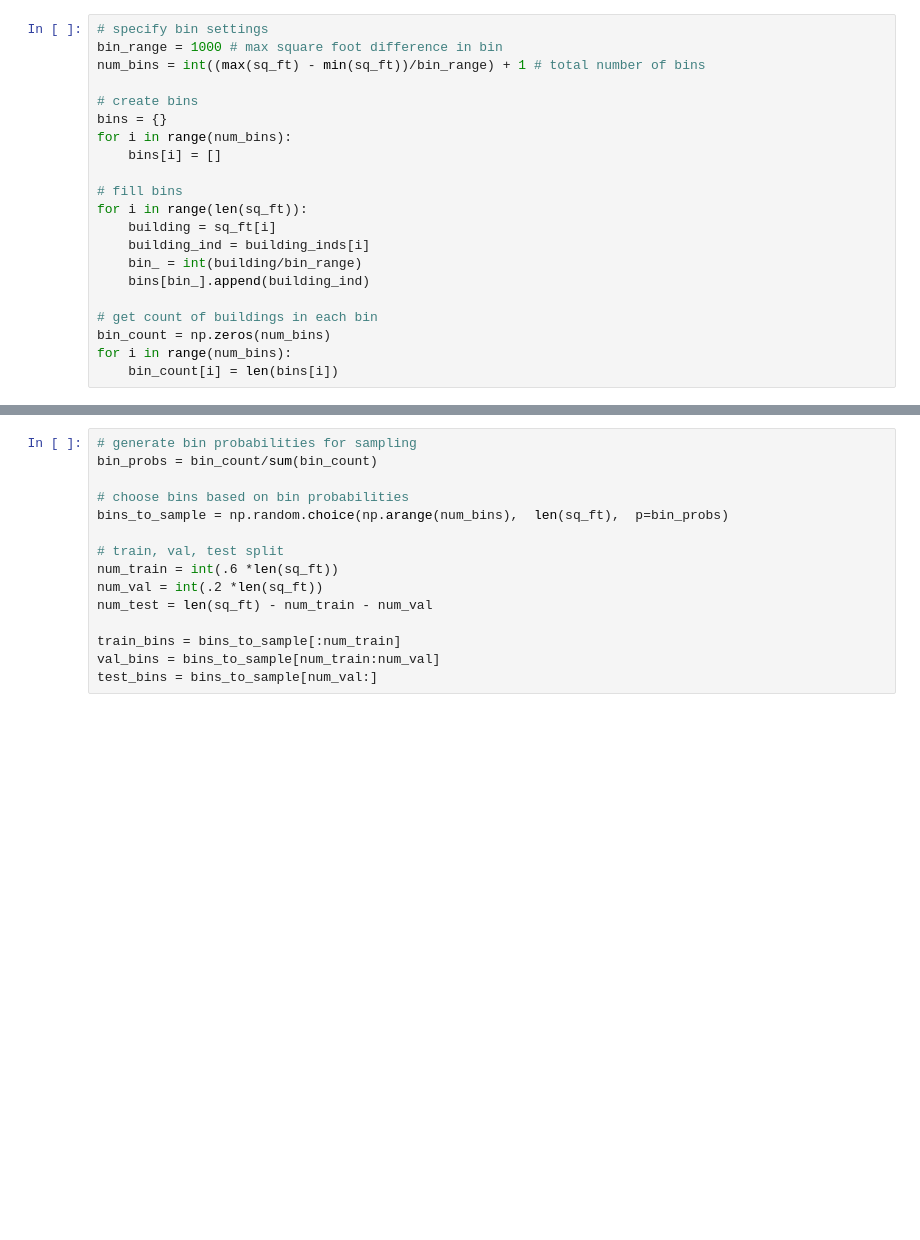
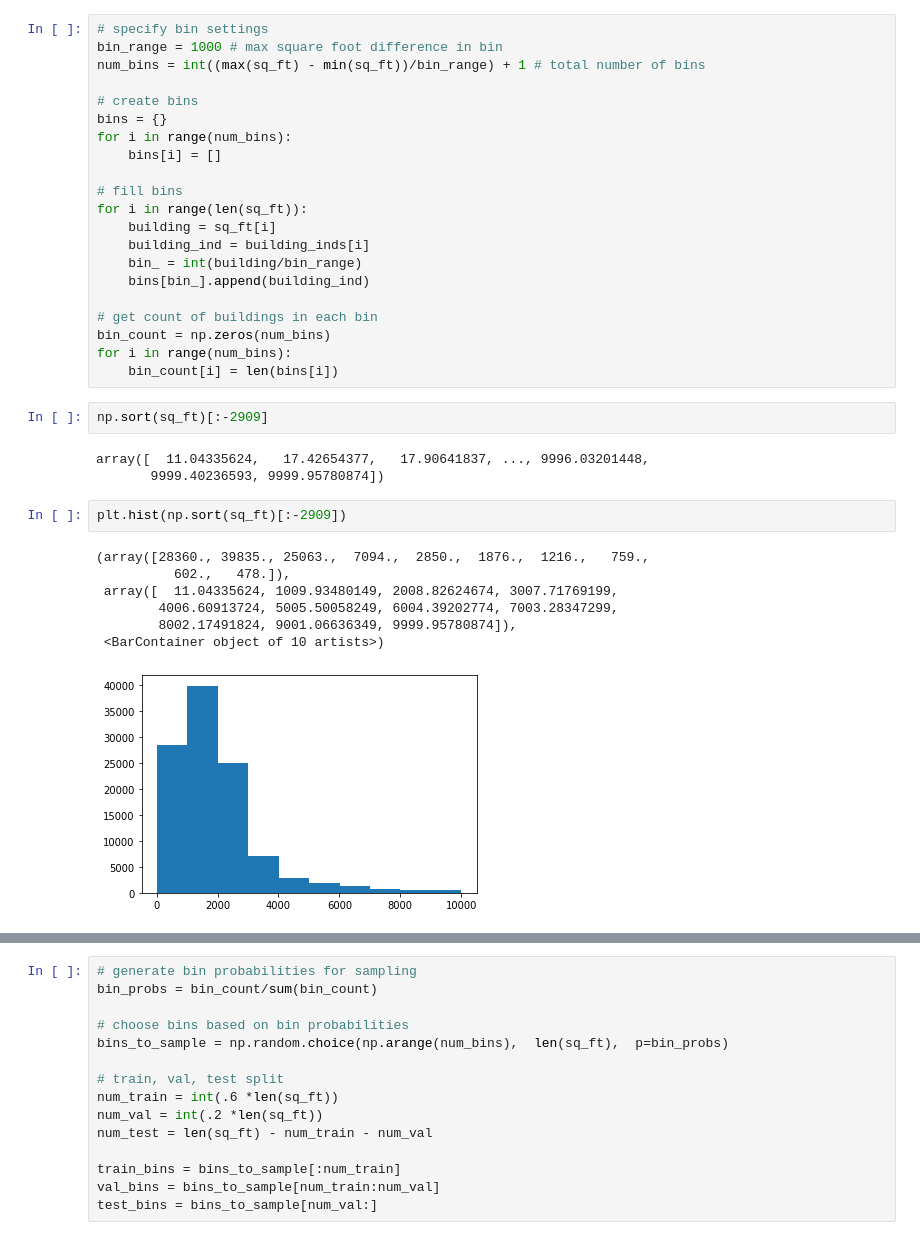
Before and after one commit to Heating-Loads/heating_loads, a Jupyter notebook: Data Sampling.ipynb, the cells around one changed output, grey strips where cells are left out. Cells and saved outputs as stored; diff of their text form; blank space fills up the shorter version.

```diff
--- a/Data Sampling.ipynb
+++ b/Data Sampling.ipynb
@@ -30,4 +42,19 @@ for i in range(len(sq_ft)):
 bin_count = np.zeros(num_bins)
 for i in range(num_bins):
     bin_count[i] = len(bins[i])
+# %%
+np.sort(sq_ft)[:-2909]
+# %% [output]
+array([  11.04335624,   17.42654377,   17.90641837, ..., 9996.03201448,
+       9999.40236593, 9999.95780874])
+# %%
+plt.hist(np.sort(sq_ft)[:-2909])
+# %% [output]
+(array([28360., 39835., 25063.,  7094.,  2850.,  1876.,  1216.,   759.,
+          602.,   478.]),
+ array([  11.04335624, 1009.93480149, 2008.82624674, 3007.71769199,
+        4006.60913724, 5005.50058249, 6004.39202774, 7003.28347299,
+        8002.17491824, 9001.06636349, 9999.95780874]),
+ <BarContainer object of 10 artists>)
+[figure, added]
 # %%
```
Also changed, not shown: parts of 14 cells of this notebook, 2 other files.
